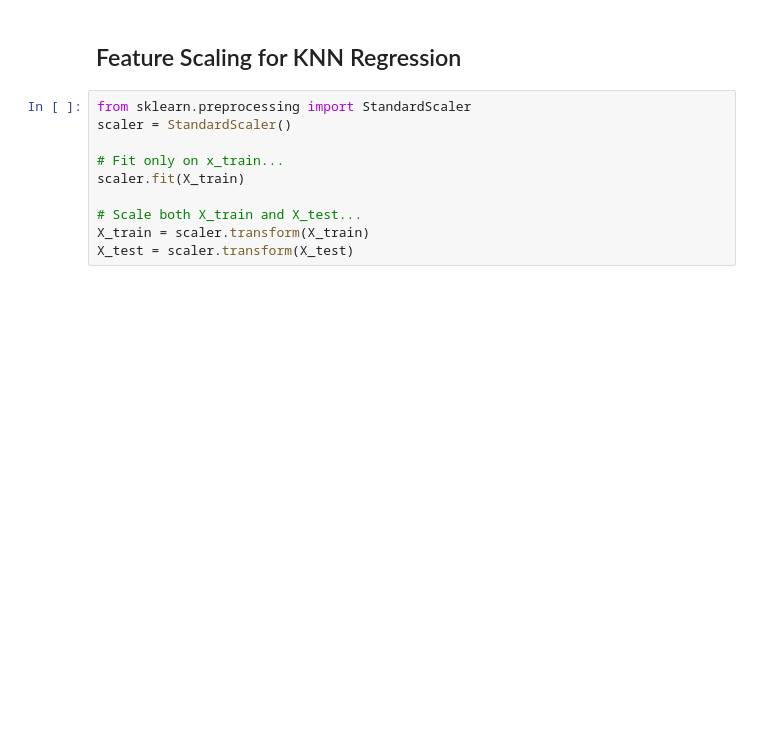
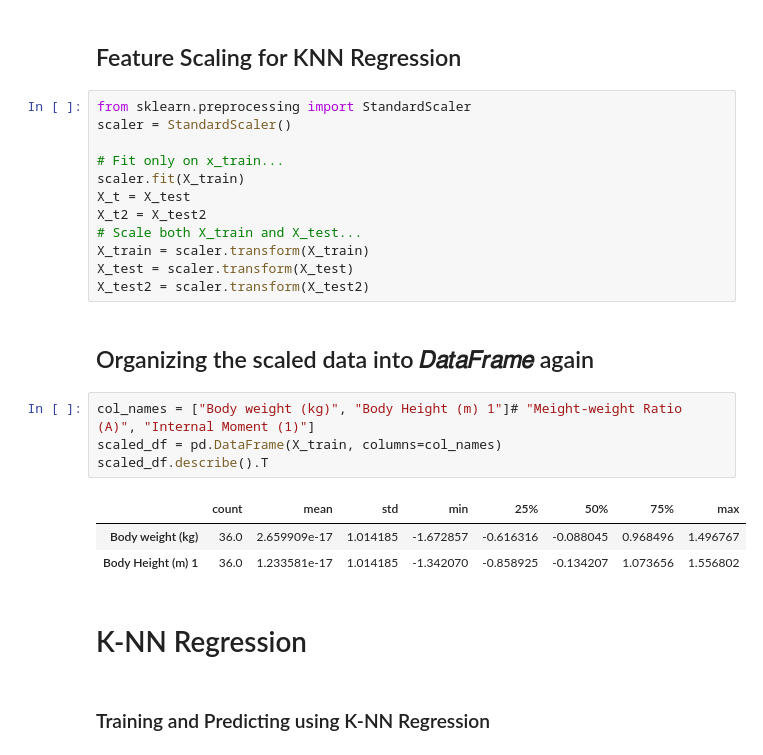
Before and after one commit to shakil1819/CSE442-Machine-Learning-Sessional, a Jupyter notebook: Week_1_2_experiment.ipynb, the cells around one changed output. Saved outputs shown, nothing was run; the diff lists cells and outputs as text; blank space fills up the shorter version.

```diff
--- a/Week_1_2_experiment.ipynb
+++ b/Week_1_2_experiment.ipynb
@@ -396,7 +396,23 @@ scaler = StandardScaler()
 
 # Fit only on x_train...
 scaler.fit(X_train)
-
+X_t = X_test
+X_t2 = X_test2
 # Scale both X_train and X_test...
 X_train = scaler.transform(X_train)
 X_test = scaler.transform(X_test)
+X_test2 = scaler.transform(X_test2)
+# %% [markdown]
+## Organizing the scaled data into 𝐷𝑎𝑡𝑎𝐹𝑟𝑎𝑚𝑒 again
+# %%
+col_names = ["Body weight (kg)", "Body Height (m) 1"]# "Meight-weight Ratio (A)", "Internal Moment (1)"]
+scaled_df = pd.DataFrame(X_train, columns=col_names)
+scaled_df.describe().T
+# %% [output]
+|  | count | mean | std | min | 25% | 50% | 75% | max |
+| Body weight (kg) | 36.0 | 2.659909e-17 | 1.014185 | -1.672857 | -0.616316 | -0.088045 | 0.968496 | 1.496767 |
+| Body Height (m) 1 | 36.0 | 1.233581e-17 | 1.014185 | -1.342070 | -0.858925 | -0.134207 | 1.073656 | 1.556802 |
+# %% [markdown]
+# K-NN Regression
+# %% [markdown]
+###  Training and Predicting using K-NN Regression
```
Also changed, not shown: parts of 4 cells of this notebook.
